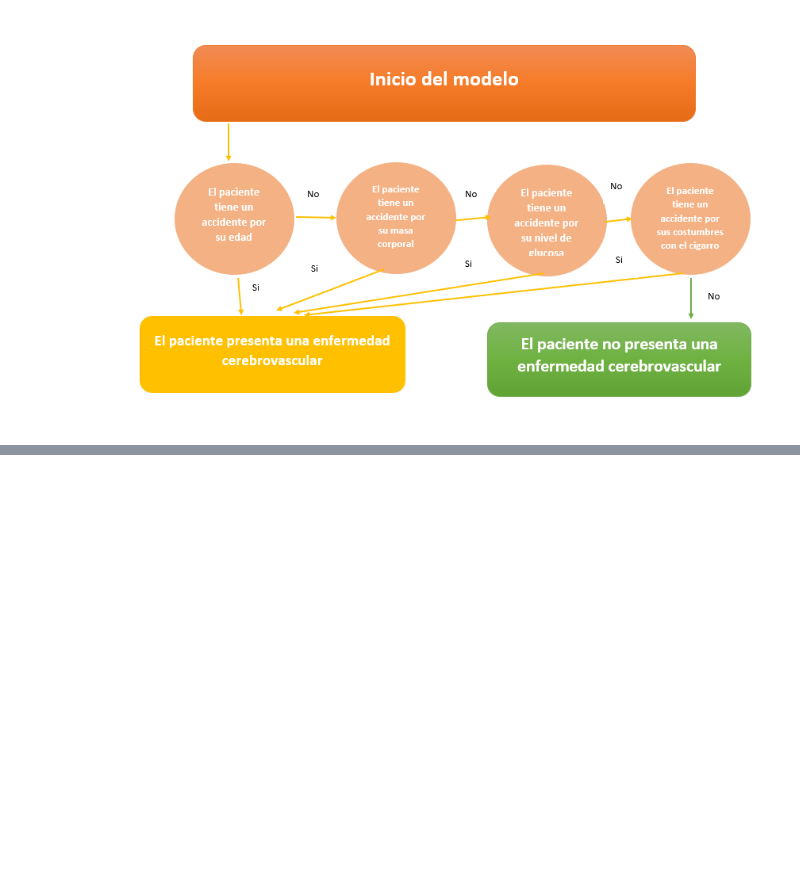
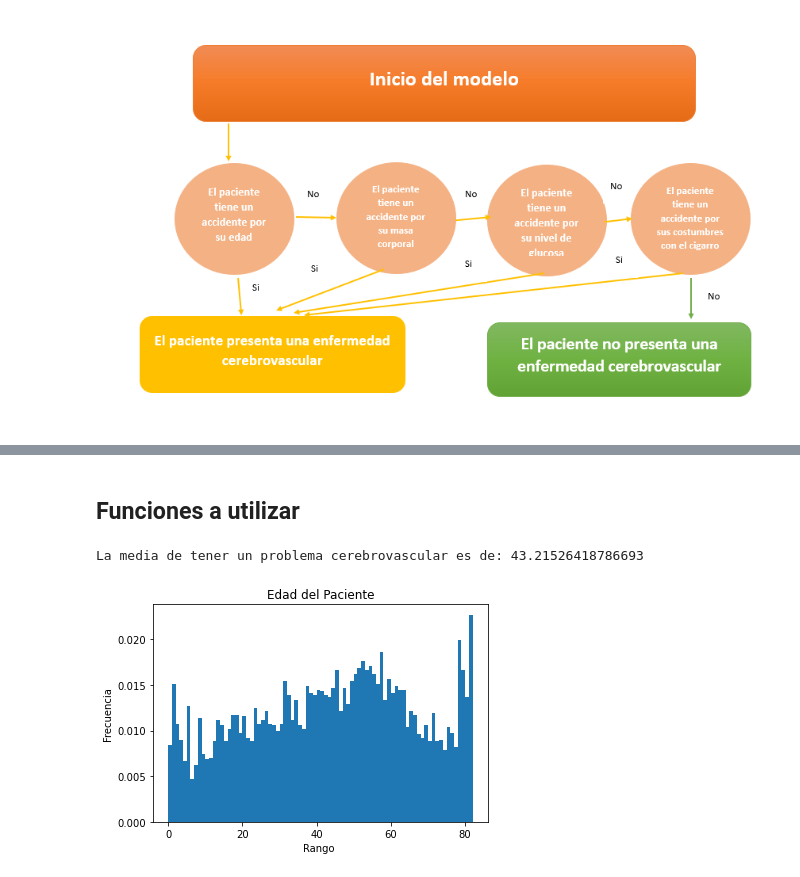
Before and after one commit to Tonydesanty/Proyecto-entrega-1, a Jupyter notebook: Entrega 1 proyecto.ipynb, the cells around one changed output, grey strips where cells are left out. Cells and saved outputs as stored; diff of their text form; code cells hidden in the pictures; blank space fills up the shorter version.

```diff
--- a/Entrega 1 proyecto.ipynb
+++ b/Entrega 1 proyecto.ipynb
@@ -94,0 +106,3 @@ Las variables tienen el mismo peso al momento de presentar resultados.
+# %%
+data = pd.read_csv('healthcare-dataset-stroke-data.csv')
+data
@@ -94,0 +123,2 @@ Las variables tienen el mismo peso al momento de presentar resultados.
+# %% [markdown]
+## Funciones a utilizar
@@ -94,0 +171,13 @@ Las variables tienen el mismo peso al momento de presentar resultados.
+# %%
+edad = data['age']
+print('La media de tener un problema cerebrovascular es de:', edad.mean())
+# %% [output]
+La media de tener un problema cerebrovascular es de: 43.21526418786693
+# %%
+plt.hist(edad, density=True, bins=82)
+plt.xlabel('Rango ')
+plt.ylabel('Frecuencia')
+plt.title('Edad del Paciente')
+plt.show()
+# %% [output]
+[figure, added]
```
Also changed, not shown: parts of 26 cells of this notebook, 1 other file.
